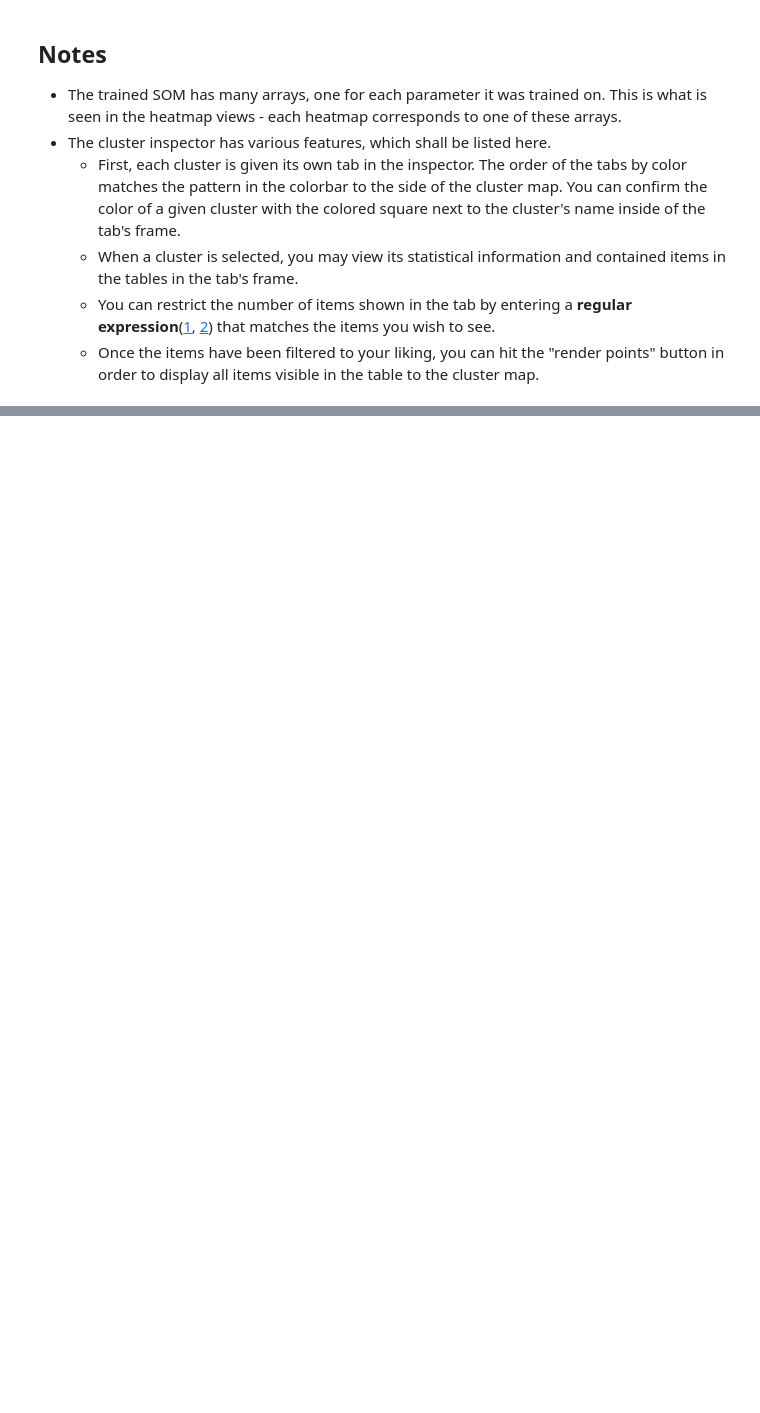
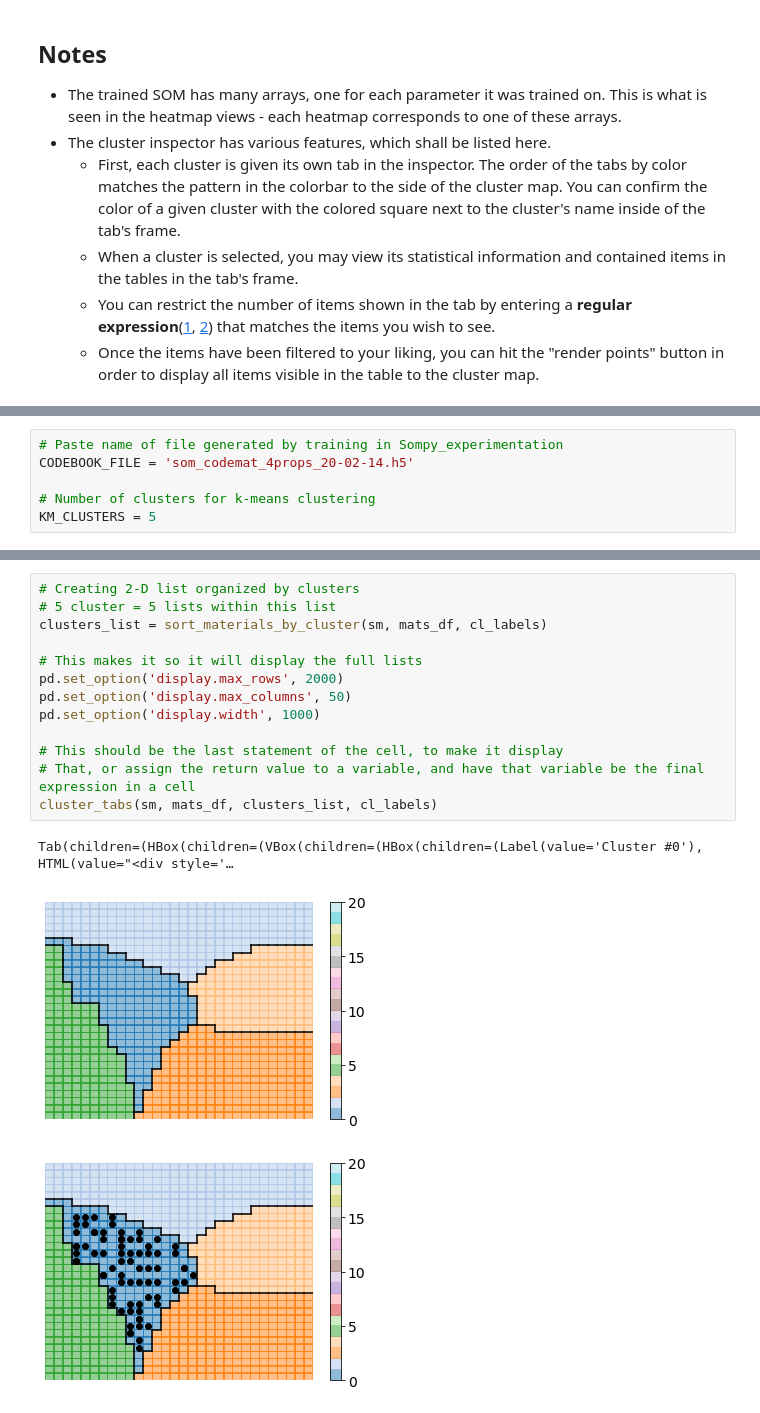
Before and after one commit to feliciatd/MSESOM, a Jupyter notebook: SOM_Visualization.ipynb, the cells around one changed output, grey strips where cells are left out. Saved outputs shown, nothing was run; the diff lists cells and outputs as text; blank space fills up the shorter version.

```diff
--- a/SOM_Visualization.ipynb
+++ b/SOM_Visualization.ipynb
@@ -179,0 +52,6 @@ assert False
+# %%
+# Paste name of file generated by training in Sompy_experimentation
+CODEBOOK_FILE = 'som_codemat_4props_20-02-14.h5'
+
+# Number of clusters for k-means clustering
+KM_CLUSTERS = 5
@@ -179,0 +155,17 @@ assert False
+# %%
+# Creating 2-D list organized by clusters
+# 5 cluster = 5 lists within this list
+clusters_list = sort_materials_by_cluster(sm, mats_df, cl_labels)
+
+# This makes it so it will display the full lists
+pd.set_option('display.max_rows', 2000)
+pd.set_option('display.max_columns', 50)
+pd.set_option('display.width', 1000)
+
+# This should be the last statement of the cell, to make it display
+# That, or assign the return value to a variable, and have that variable be the final expression in a cell
+cluster_tabs(sm, mats_df, clusters_list, cl_labels)
+# %% [output]
+Tab(children=(HBox(children=(VBox(children=(HBox(children=(Label(value='Cluster #0'), HTML(value="<div style='…
+[figure, added]
+[figure, added]
```
Also changed, not shown: parts of 38 cells of this notebook, 1 other file.
